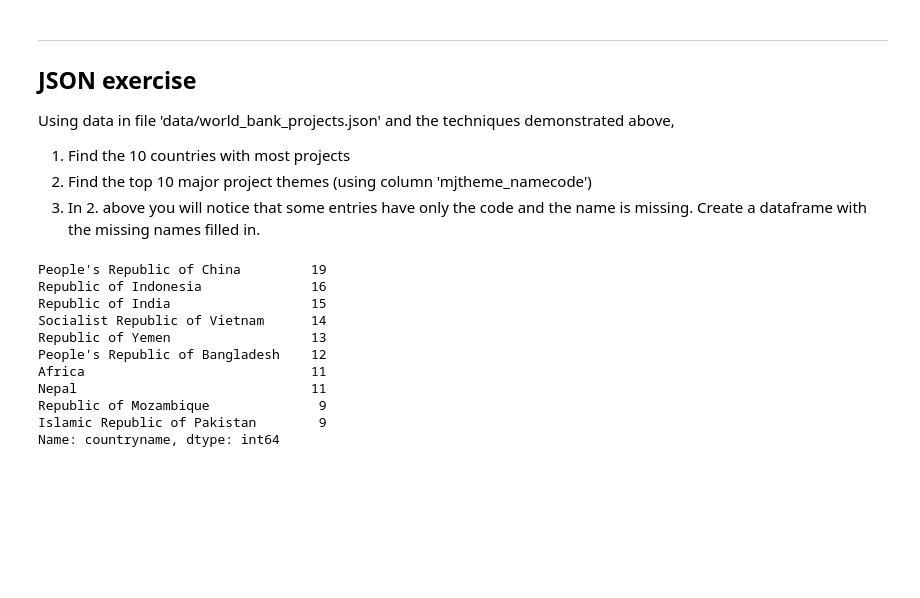
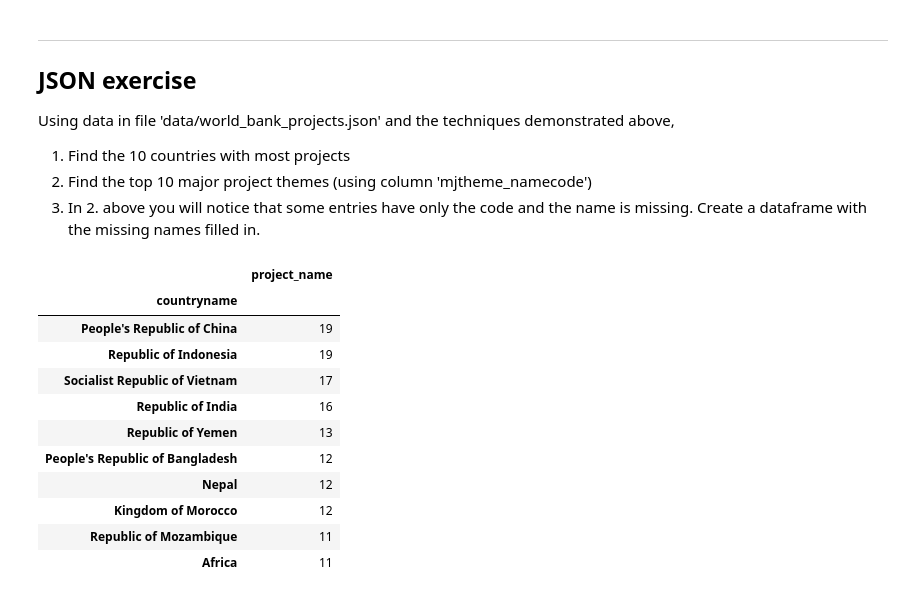
Before and after one commit to atalebizadeh/DS-Career-Track, a Jupyter notebook: data_wrangling_json/sliderule_dsi_json_exercise.ipynb, the cells around one changed output. Cells and saved outputs as stored; diff of their text form; code cells hidden in the pictures; blank space fills up the shorter version.

Commit message:
changed json project lines

```diff
--- a/data_wrangling_json/sliderule_dsi_json_exercise.ipynb
+++ b/data_wrangling_json/sliderule_dsi_json_exercise.ipynb
@@ -101,18 +101,25 @@ Using data in file 'data/world_bank_projects.json' and the techniques demonstrat
 # %%
 #1. The 10 countries with most projects - most active projects
 df = pd.read_json('data/world_bank_projects.json')
-df[df['status']== 'Active']['countryname'].value_counts().head(10)
+#df[df['status']== 'Active']['countryname'].value_counts().head(10)
 #df[df['countryname'] == "People's Republic of China"]['status'].count()
+
+# top 10 countries with both active and close status
+#df['countryname'].value_counts().head(10)
+
+x = df.groupby(['countryname']).agg({'project_name':'count'}).sort_values(by='project_name', ascending=False)
+x.head(10)
 # %% [output]
-People's Republic of China         19
-Republic of Indonesia              16
-Republic of India                  15
-Socialist Republic of Vietnam      14
-Republic of Yemen                  13
-People's Republic of Bangladesh    12
-Africa                             11
-Nepal                              11
-Republic of Mozambique              9
-Islamic Republic of Pakistan        9
-Name: countryname, dtype: int64
+|  | project_name |
+| countryname |  |
+| People's Republic of China | 19 |
+| Republic of Indonesia | 19 |
+| Socialist Republic of Vietnam | 17 |
+| Republic of India | 16 |
+| Republic of Yemen | 13 |
+| People's Republic of Bangladesh | 12 |
+| Nepal | 12 |
+| Kingdom of Morocco | 12 |
+| Republic of Mozambique | 11 |
+| Africa | 11 |
 # %%
```
Also changed, not shown: parts of 15 cells of this notebook.
